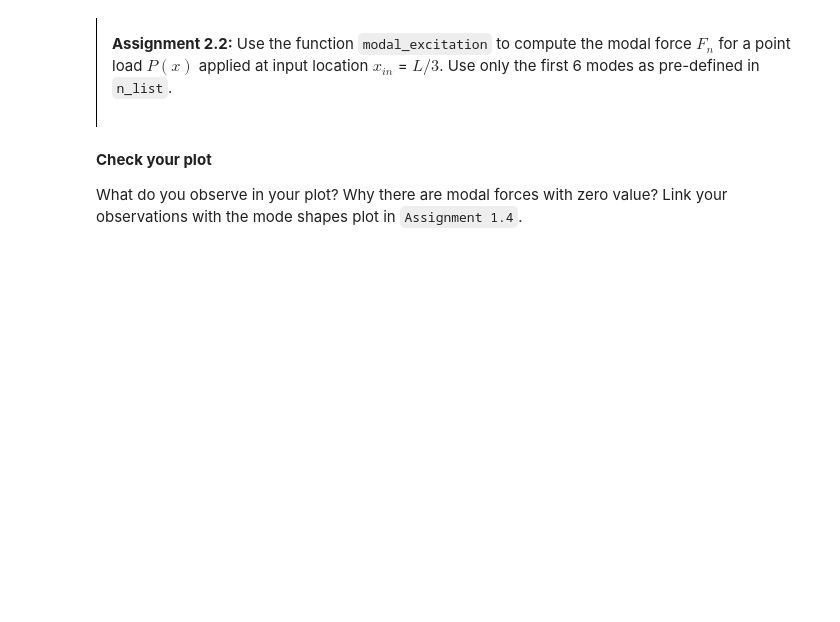
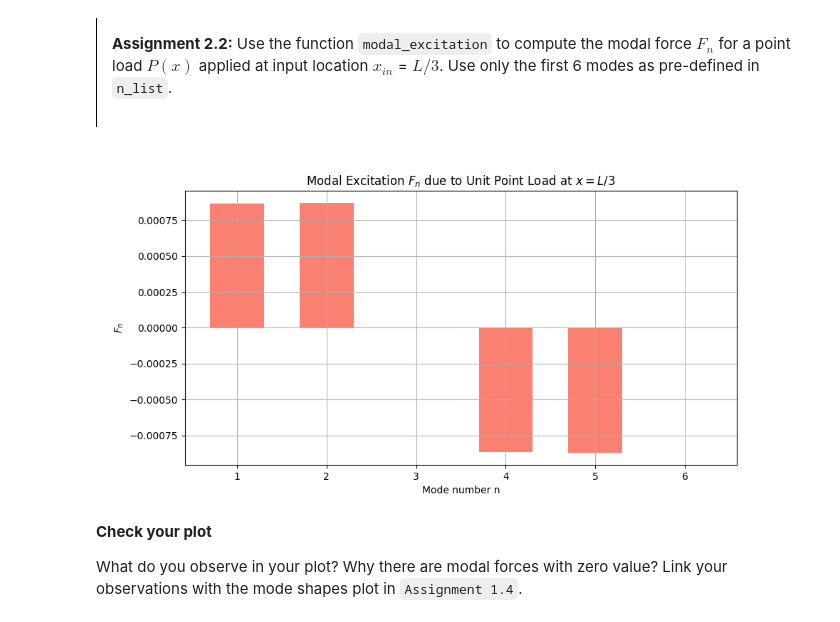
Before and after one commit to RaoulTAMERE/MV2627_Exercises, a Jupyter notebook: Session5_Continuous_systems/session5.ipynb, the cells around one changed output. Cells and saved outputs as stored; diff of their text form; code cells hidden in the pictures; blank space fills up the shorter version.

```diff
--- a/Session5_Continuous_systems/session5.ipynb
+++ b/Session5_Continuous_systems/session5.ipynb
@@ -173,7 +173,11 @@ def modal_shape(L,x,n):
         raise ValueError(f'x contains a value {max(x)} that exceeds L: {L}')
 
     # YOUR CODE HERE
-    raise NotImplementedError()
+
+    y = np.sin(x/L*n*np.pi)
+
+
+
     return y
 # %% [markdown]
 And let us check your results:
@@ -420,18 +437,26 @@ assert np.min(point_load(L, x, x_in)) == 0, "The point load should be 0 outside
 # %%
 n_list = np.arange(1, 7)  # first 6 modes
 x = np.linspace(0, L, 1000)  # positions along the beam
 p = None  # define your point load
 psi_list = None  # list of mode shapes
 F_n_list = None # list of modal forces
 # YOUR CODE HERE
-raise NotImplementedError()
+
+n_list = np.arange(1, 7)  # first 6 modes
+x = np.linspace(0, L, 1000)  # positions along the beam
+p = point_load(L,x,x_in)  # define your point load
+psi_list = [modal_shape(L,x,n) for n in n_list]  # list of mode shapes
+F_n_list = [modal_excitation(p,psi,x) for psi in psi_list] # list of modal forces
+
 fig, ax = plt.subplots(figsize=(10, 5))
 ax.bar(n_list, F_n_list, color='salmon', width=0.6)
 ax.set_xticks(n_list)
 ax.set_xlabel('Mode number n')
 ax.set_ylabel('$F_n$')
 ax.set_title('Modal Excitation $F_n$ due to Unit Point Load at $x = L/3$')
 ax.grid(True)
+# %% [output]
+[figure, added]
 # %% [markdown]
 **Check your plot**
 
```
Also changed, not shown: parts of 21 cells of this notebook.
